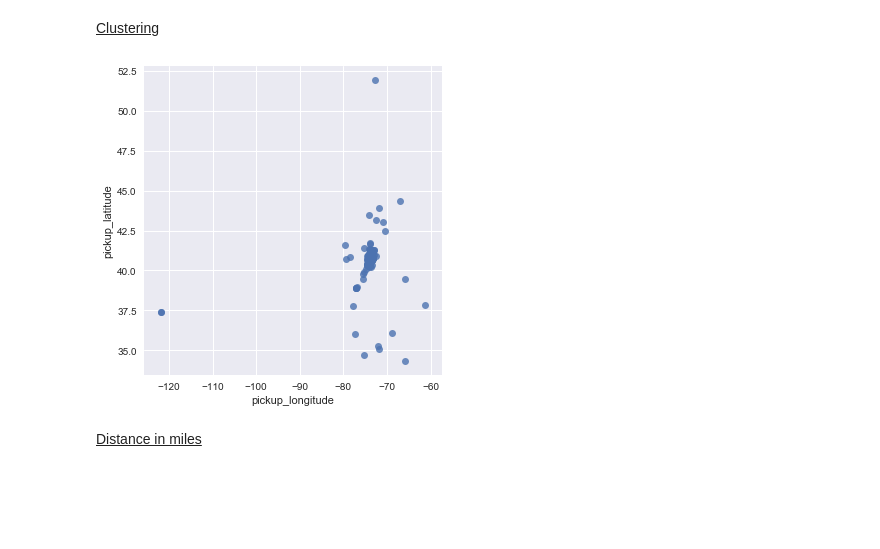
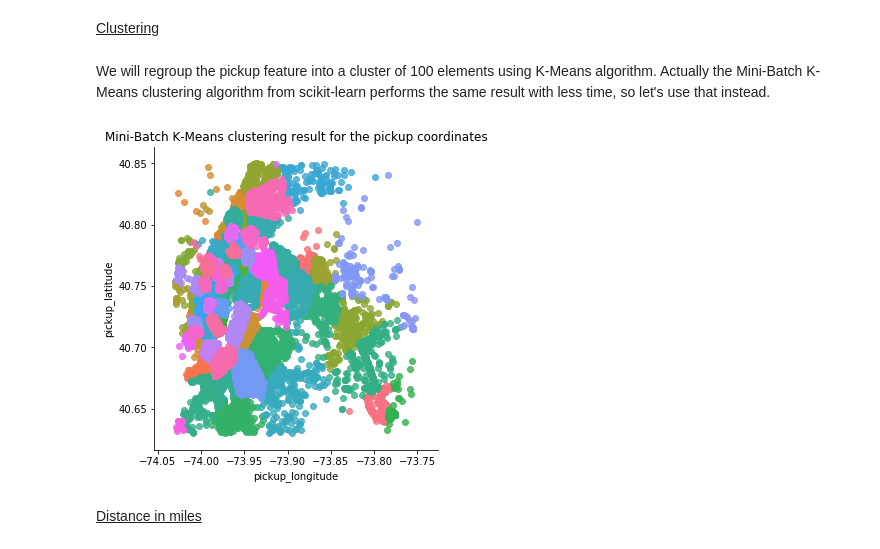
Before and after one commit to MelanVijayaratnam/Kaggle-nb, a Jupyter notebook: Taxi/Taxi.ipynb, the cells around one changed output. Cells and saved outputs as stored; diff of their text form; code cells hidden in the pictures; blank space fills up the shorter version.

Commit message:
Mini-Batch K-Means clustering plot on pickup coordinates

```diff
--- a/Taxi/Taxi.ipynb
+++ b/Taxi/Taxi.ipynb
@@ -310,18 +308,25 @@ train_df.loc[ train_df['trip_duration'] > 70000, : ].head()
 # convert feature to datetime
 train_df['pickup_datetime'] = pd.to_datetime(train_df['pickup_datetime'], \
                     format="%Y-%m-%d %H:%M:%S")
+test_df['pickup_datetime'] = pd.to_datetime(test_df['pickup_datetime'], \
+                    format="%Y-%m-%d %H:%M:%S")
 
 # Extract weekday number (from Monday=0 to Sunday=6)
 train_df['DayOfWeekNum'] = train_df['pickup_datetime'].dt.dayofweek
+test_df['DayOfWeekNum'] = test_df['pickup_datetime'].dt.dayofweek
 
 # Extract Month
 train_df['Month'] = train_df['pickup_datetime'].dt.month
+test_df['Month'] = test_df['pickup_datetime'].dt.month
 
 # Extract the Month's day from 0 to 31
 train_df['DayOfMonth'] = train_df['pickup_datetime'].dt.day
+test_df['DayOfMonth'] = test_df['pickup_datetime'].dt.day
+
 
 # Extract the Hour of the day
 train_df['HourOfDay'] = train_df['pickup_datetime'].dt.hour
+test_df['HourOfDay'] = test_df['pickup_datetime'].dt.hour
 # %% [markdown]
 <u>Weekend</u>
 # %%
@@ -485,6 +487,8 @@ test_df['pickup_pca1'] = pca.transform(test_df[['pickup_latitude',
                                             'pickup_longitude']])[:, 1]
 # %% [markdown]
 <u>Clustering</u>
+# %% [markdown]
+We will regroup the pickup feature into a cluster of 100 elements using K-Means algorithm. Actually the Mini-Batch K-Means clustering algorithm from scikit-learn performs the same result with less time, so let's use that instead.
 # %%
 sample_ind = np.random.permutation(len(coords))[:500000]
 kmeans = MiniBatchKMeans(n_clusters=100, batch_size=10000).fit(coords[sample_ind])
@@ -494,14 +498,16 @@ train_df['pickup_cluster'] = kmeans.predict(train_df[['pickup_latitude', \
 test_df['pickup_cluster']  = kmeans.predict(test_df[['pickup_latitude', \
                                                     'pickup_longitude']])
 # %%
-sns.lmplot(x='pickup_longitude',
-           y='pickup_latitude',
-           fit_reg=False,
-#            hue='pickup_cluster',
-          data=train_df)
+ax = sns.lmplot(x='pickup_longitude', \
+                y='pickup_latitude', \
+                fit_reg=False, \
+                hue='pickup_cluster', \
+                legend=False, \
+                data=train_df)
+plt.title('Mini-Batch K-Means clustering result for the pickup coordinates')
 plt.show()
 # %% [output]
-[figure, old version]
+[figure, new version]
 # %% [markdown]
 <u>Distance in miles</u>
 # %%
```
Also changed, not shown: parts of 9 cells of this notebook.
